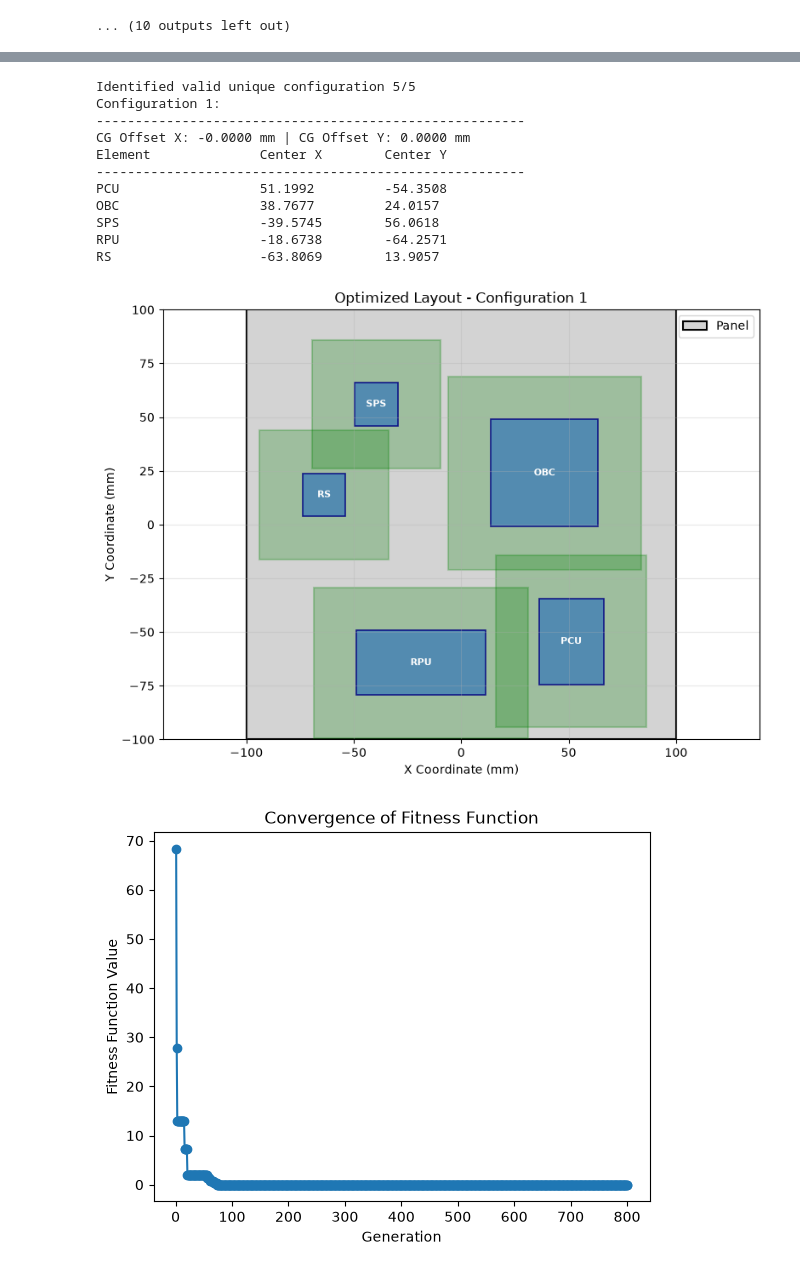
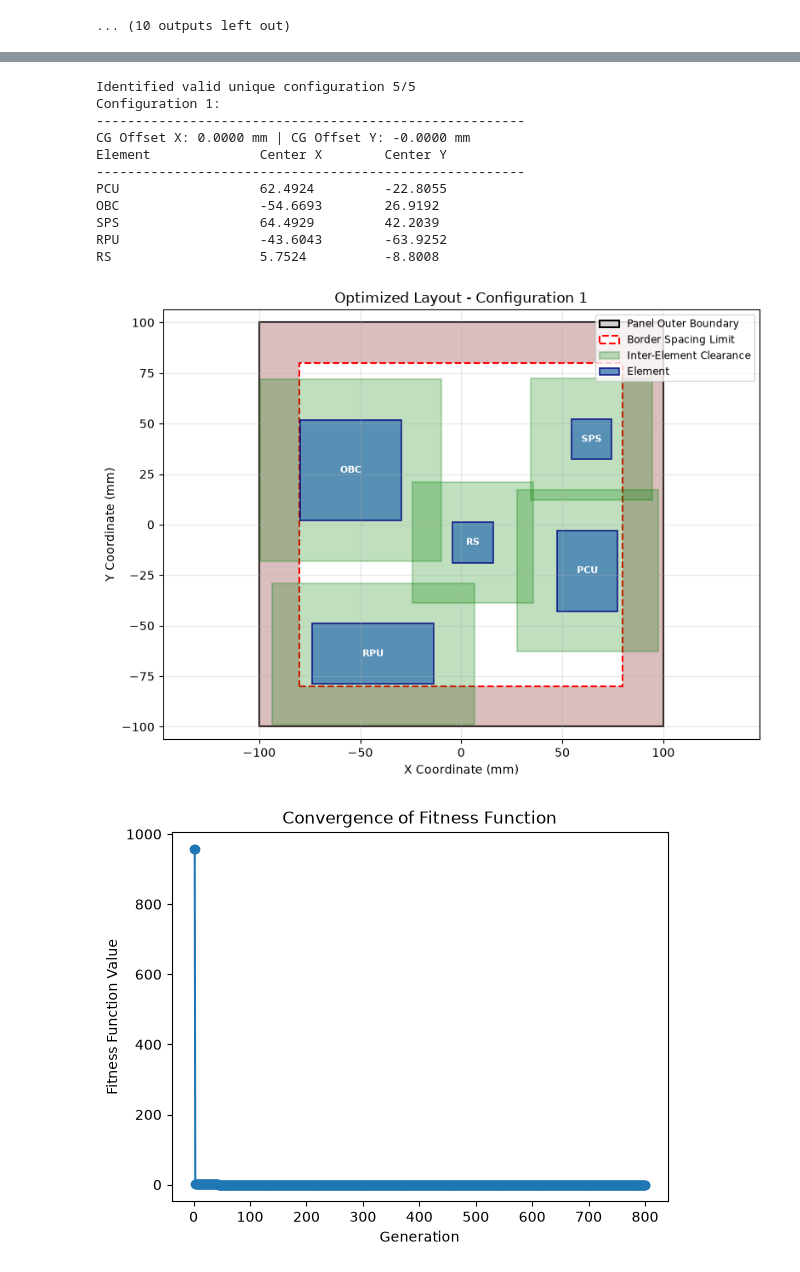
Before and after one commit to neerajprao/URSC-ISRO, a Jupyter notebook: prev_work/1.ipynb, the cells around one changed output, grey strips where cells are left out. Drawn from its saved outputs; the diff is of its cells as text; code cells hidden in the pictures.

```diff
--- a/prev_work/1.ipynb
+++ b/prev_work/1.ipynb
@@ -380,7 +380,7 @@ RS                   -1.1113         21.1611
 [figure]
 ... (10 outputs left out)
 # %%
-# Constraint 2: Added clearance space
+# Constraint 2: Added clearance space & border spacing visualization
 import numpy as np
 import matplotlib.pyplot as plt
 from scipy.optimize import differential_evolution
@@ -522,16 +522,31 @@ def main():
 
         # Plotting Layout
         fig, ax = plt.subplots(figsize=(8, 6))
-        ax.set_xlim(-panel_width / 2, panel_width / 2)
-        ax.set_ylim(-panel_height / 2, panel_height / 2)
+        ax.set_xlim(-panel_width / 2 - 10, panel_width / 2 + 10)
+        ax.set_ylim(-panel_height / 2 - 10, panel_height / 2 + 10)
         ax.set_xlabel("X Coordinate (mm)")
         ax.set_ylabel("Y Coordinate (mm)")
         ax.set_title(f"Optimized Layout - Configuration {idx}")
         ax.grid(True, alpha=0.3)
         ax.set_aspect('equal', adjustable='datalim')
 
+        # Outer Panel
         ax.add_patch(plt.Rectangle((-panel_width/2, -panel_height/2), panel_width, panel_height,
-                                facecolor='lightgray', edgecolor='black', linewidth=1.5, label="Panel"))
+                                facecolor='lightgray', edgecolor='black', linewidth=1.5, label="Panel Outer Boundary"))
+
+        # Border Spacing Zone (Inner Working Area & Clearance Zone)
+        inner_x = -panel_width / 2 + border_spacing
+        inner_y = -panel_height / 2 + border_spacing
+
+        # Shaded Border Region (Red Tint / Hatch)
+        border_rect = plt.Rectangle(
+            (inner_x, inner_y), working_width, working_height,
+            facecolor='white', edgecolor='red', linestyle='--', linewidth=1.5, label="Border Spacing Limit"
+        )
+        # Add border fill behind inner working area
+        ax.add_patch(plt.Rectangle((-panel_width/2, -panel_height/2), panel_width, panel_height,
+                                facecolor='lightcoral', alpha=0.25, edgecolor=None))
+        ax.add_patch(border_rect)
 
         # Clearance zones (Green)
         for i in range(num_elements):
@@ -540,7 +555,8 @@ def main():
             clearance_rect = plt.Rectangle(
                 (cx - lw / 2 - clearance, cy - wh / 2 - clearance),
                 lw + 2 * clearance, wh + 2 * clearance,
-                facecolor='green', alpha=0.25, edgecolor='green', linewidth=1.5
+                facecolor='green', alpha=0.25, edgecolor='green', linewidth=1.5,
+                label="Inter-Element Clearance" if i == 0 else ""
             )
             ax.add_patch(clearance_rect)
 
@@ -548,10 +564,10 @@ def main():
         for i in range(num_elements):
             cx, cy = sol[2 * i], sol[2 * i + 1]
             lw, wh = element_data[i, 1], element_data[i, 2]
-            ax.add_patch(plt.Rectangle((cx - lw / 2, cy - wh / 2), lw, wh, facecolor='steelblue', edgecolor='navy', linewidth=1.2, alpha=0.85))
+            ax.add_patch(plt.Rectangle((cx - lw / 2, cy - wh / 2), lw, wh, facecolor='steelblue', edgecolor='navy', linewidth=1.2, alpha=0.85, label="Element" if i == 0 else ""))
             ax.text(cx, cy, element_names[i], color='white', ha='center', va='center', fontsize=8, fontweight='bold')
 
-        ax.legend(loc='upper right')
+        ax.legend(loc='upper right', fontsize='small')
         plt.tight_layout()
         plt.show()
 
@@ -579,14 +595,14 @@ Ignoring fixed x limits to fulfill fixed data aspect with adjustable data limits
 Identified valid unique configuration 5/5
 Configuration 1:
 -------------------------------------------------------
-CG Offset X: -0.0000 mm | CG Offset Y: 0.0000 mm
+CG Offset X: 0.0000 mm | CG Offset Y: -0.0000 mm
 Element              Center X        Center Y
 -------------------------------------------------------
-PCU                  51.1992         -54.3508
-OBC                  38.7677         24.0157
-SPS                  -39.5745        56.0618
-RPU                  -18.6738        -64.2571
-RS                   -63.8069        13.9057
+PCU                  62.4924         -22.8055
+OBC                  -54.6693        26.9192
+SPS                  64.4929         42.2039
+RPU                  -43.6043        -63.9252
+RS                   5.7524          -8.8008
-[figure, old version]
+[figure, new version]
-[figure, old version]
+[figure, new version]
 Ignoring fixed x limits to fulfill fixed data aspect with adjustable data limits.
```
Also changed, not shown: parts of 2 cells of this notebook, 6 other files.
